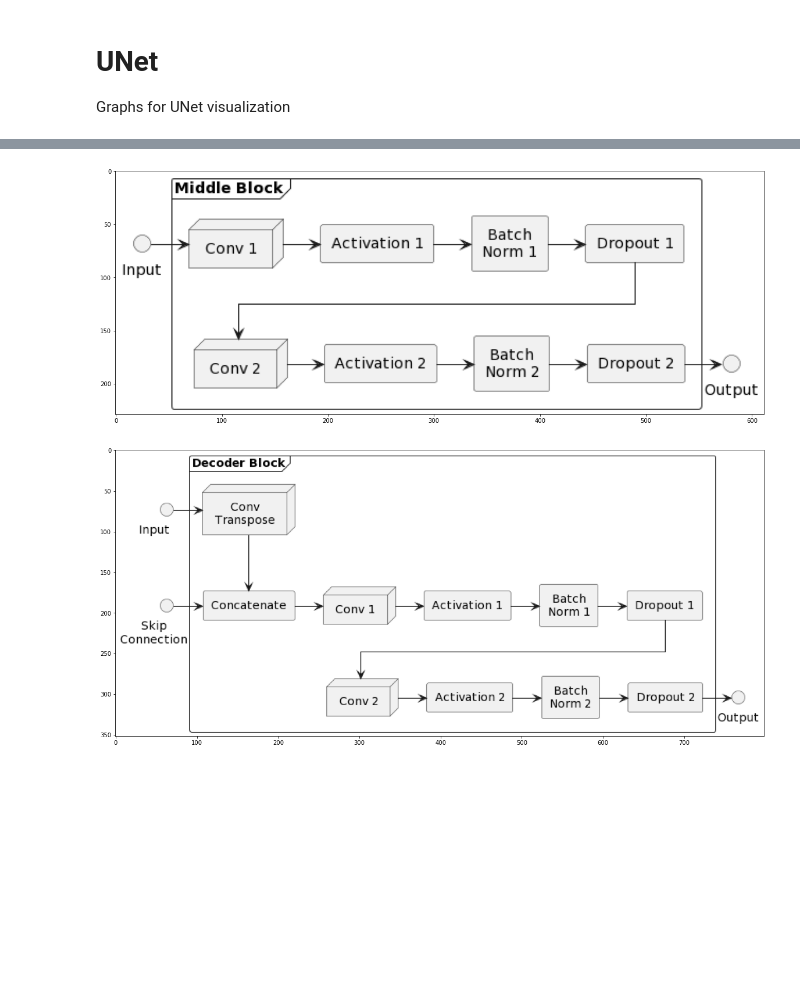
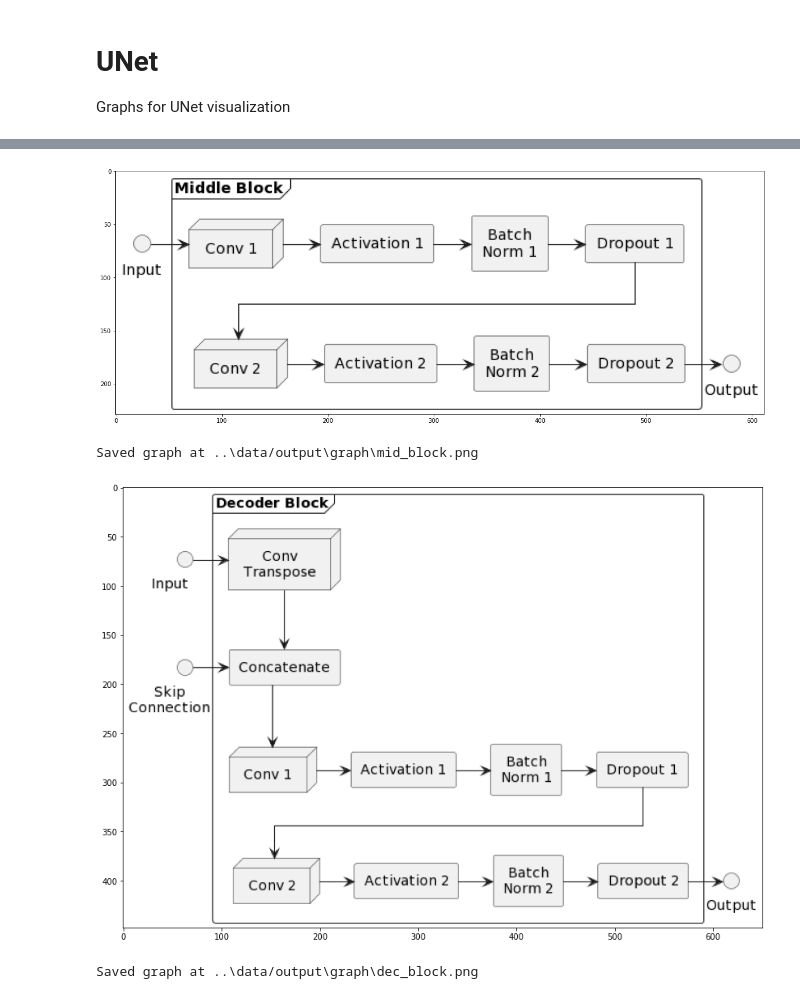
Before and after one commit to linum-uqam/carreno-cytonemes, a Jupyter notebook: notebooks/graphs.ipynb, the cells around one changed output, grey strips where cells are left out. Saved outputs shown, nothing was run; the diff lists cells and outputs as text; code cells hidden in the pictures; blank space fills up the shorter version.

Commit message:
update decoder graph

```diff
--- a/notebooks/graphs.ipynb
+++ b/notebooks/graphs.ipynb
@@ -8,6 +9,7 @@ import os
 # %%
 # show bigger figures by default
 plt.rcParams['figure.figsize'] = [20, 10]
+plt.rcParams['figure.dpi'] = 150
 
 # create a server object to call for your computations
 png_server = PlantUML(url='http://www.plantuml.com/plantuml/img/',
@@ -36,11 +38,17 @@ def render_graph(content):
     plt.imshow(img)
     plt.show()
 
-def save_graph(path, content):
+def save_svg_graph(path, content):
+    # sadly, doesn't seem to work well with thesis format
     svg = str(svg_server.processes(content), 'UTF-8')
     with open(path, "w") as svg_file:
         svg_file.write(svg)
         print("Saved graph at", path)
+
+def save_png_graph(path, content):
+    img = imageio.imread(png_server.processes(content))
+    imageio.imwrite(path, img)
+    print("Saved graph at", path)
 # %% [markdown]
 # UNet
 Graphs for UNet visualization
@@ -93,5 +101,6 @@ Saved graph at ..\data/output\graph\enc_block.svg
 # %%
 # Middle Block
+filename = os.path.join(output_folder, "mid_block.png")
 content = """
 @startuml
 ' for straight lines
@@ -126,14 +135,14 @@ Input            -r-> "Conv 1"
 
 @enduml
 """
-img = imageio.imread(png_server.processes(content))
-
-plt.imshow(img)
-plt.show()
+render_graph(content)
+save_png_graph(filename, content)
 # %% [output]
 [figure]
+Saved graph at ..\data/output\graph\mid_block.png
 # %%
 # Decoder Block
+filename = os.path.join(output_folder, "dec_block.png")
 content = """
 @startuml
 ' for straight lines
@@ -148,38 +157,37 @@ frame "Decoder Block" {
     node      "Conv\\nTranspose"
     rectangle "Concatenate"
     node      "Conv 1"
     rectangle "Activation 1"
     rectangle "Batch\\nNorm 1"
     rectangle "Dropout 1"
     node      "Conv 2"
     rectangle "Activation 2"
     rectangle "Batch\\nNorm 2"
     rectangle "Dropout 2"
 }
 interface "Output"
 
 ' links
 "Input        "                     -r->         "Conv\\nTranspose"
 "Input        "                     -d[hidden]-> "Skip        \\nConnection        "
 "Conv\\nTranspose"                  -d->         "Concatenate"
 "Skip        \\nConnection        " -r->         "Concatenate"
-"Concatenate"                       -r->         "Conv 1"
+"Concatenate"                       -d->         "Conv 1"
 "Conv 1"                            -r->         "Activation 1"
 "Activation 1"                      -r->         "Batch\\nNorm 1"
 "Batch\\nNorm 1"                    -r->         "Dropout 1"
 "Dropout 1"                         -->          "Conv 2"
 "Conv 2"                            -r->         "Activation 2"
 "Activation 2"                      -r->         "Batch\\nNorm 2"
 "Batch\\nNorm 2"                    -r->         "Dropout 2"
 "Dropout 2"                         -r->         "Output"
 
 @enduml
 """
-img = imageio.imread(png_server.processes(content))
-
-plt.imshow(img)
-plt.show()
+render_graph(content)
+save_png_graph(filename, content)
 # %% [output]
-[figure, old version]
+[figure, new version]
+Saved graph at ..\data/output\graph\dec_block.png
 # %%
 # Overall Architecture
```
Also changed, not shown: parts of 3 cells of this notebook.
